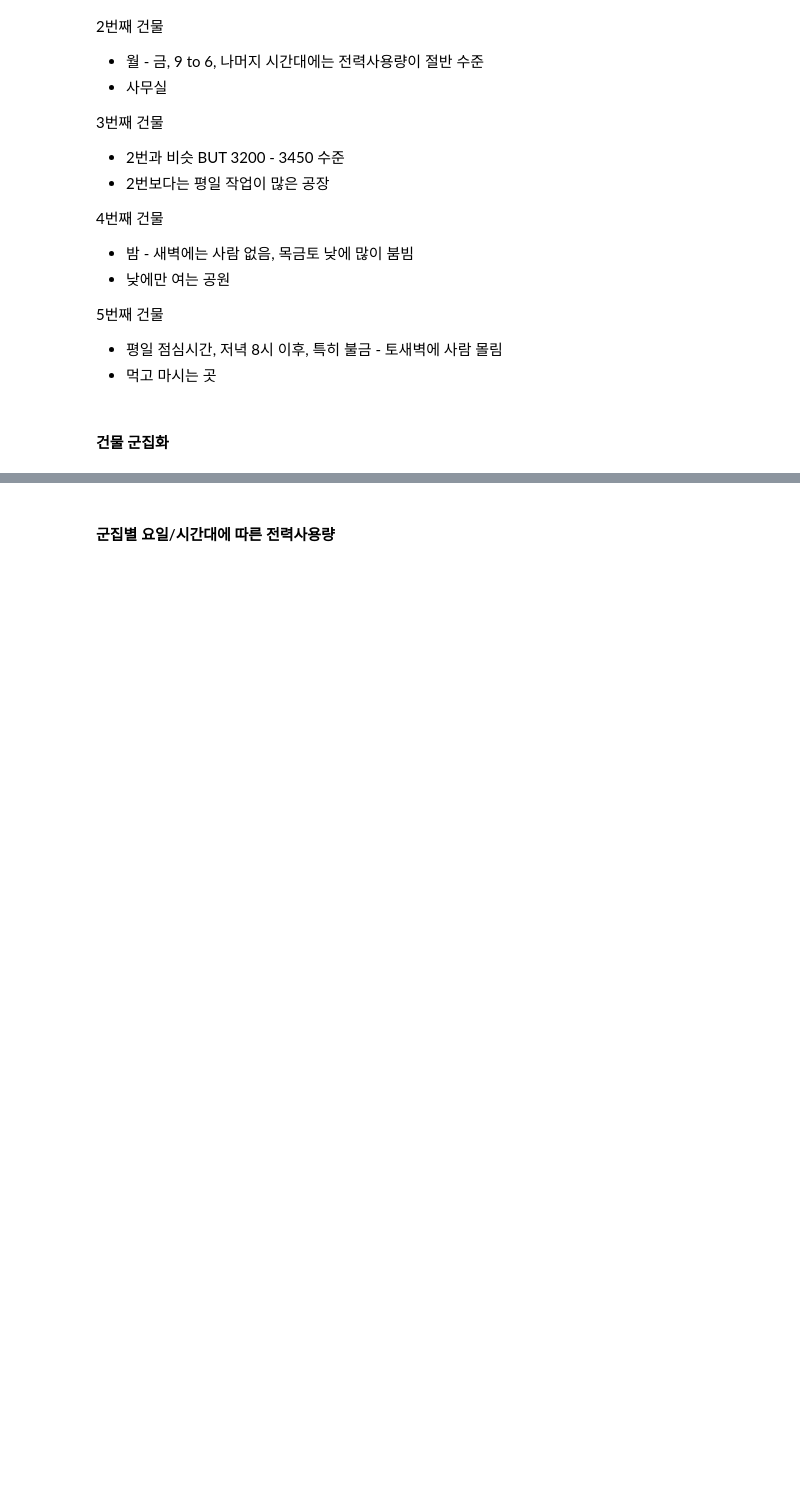
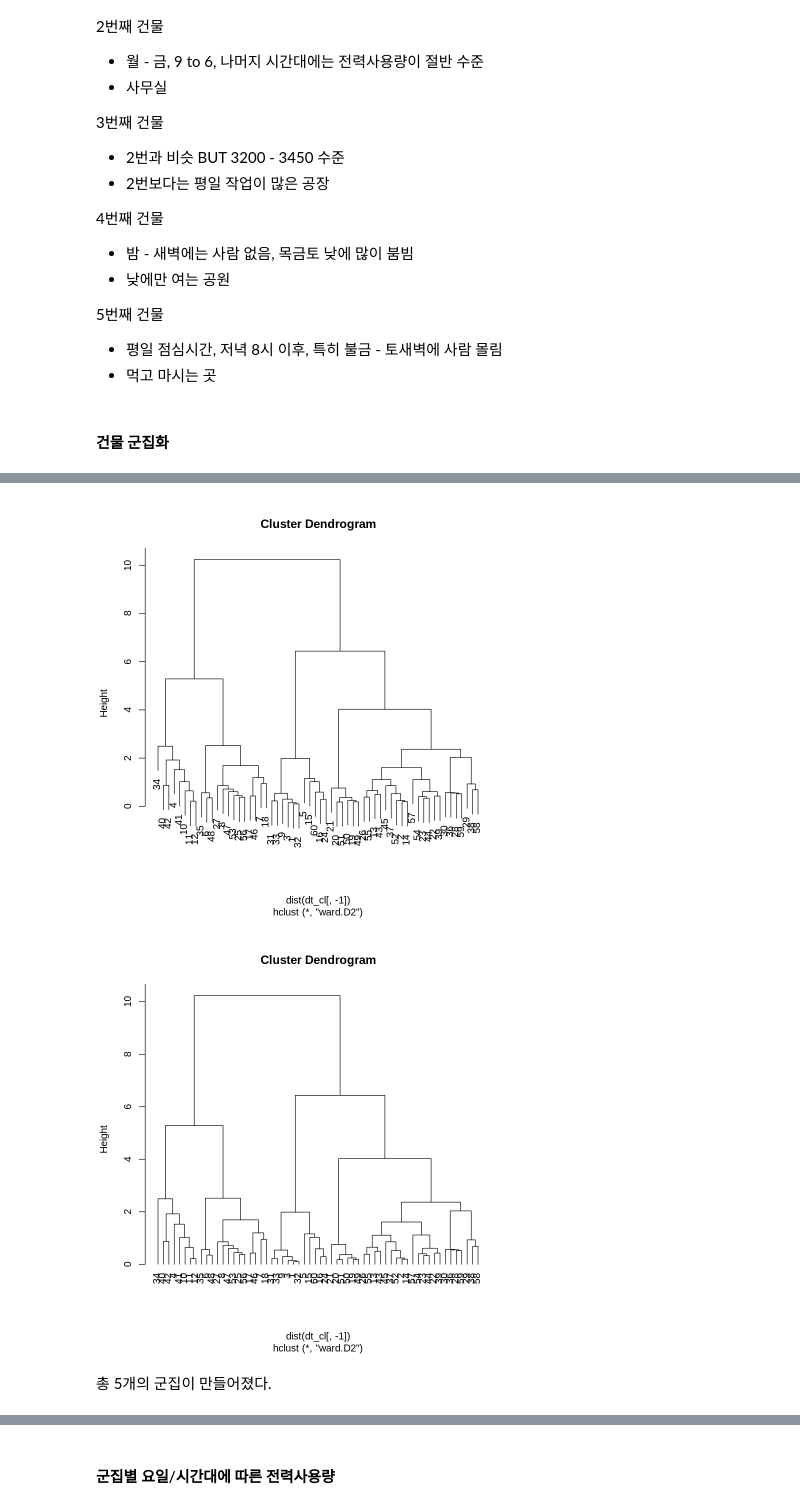
Before and after one commit to mjiii25/prac_class, a Jupyter notebook: team-project.ipynb, the cells around one changed output, grey strips where cells are left out. Cells and saved outputs as stored; diff of their text form; code cells hidden in the pictures; blank space fills up the shorter version.

```diff
--- a/team-project.ipynb
+++ b/team-project.ipynb
@@ -73,2 +146,10 @@ hc_building = hclust(dist(dt_cl[-1]), method = 'ward.D2')
+# %%
+plot(hc_building)
+plot(hc_building, hang = -1)
+# %% [output]
+[figure, added]
+[figure, added]
+# %% [markdown]
+총 5개의 군집이 만들어졌다.
 # %%
 # 군집화 시각화
```
Also changed, not shown: parts of 18 cells of this notebook.
